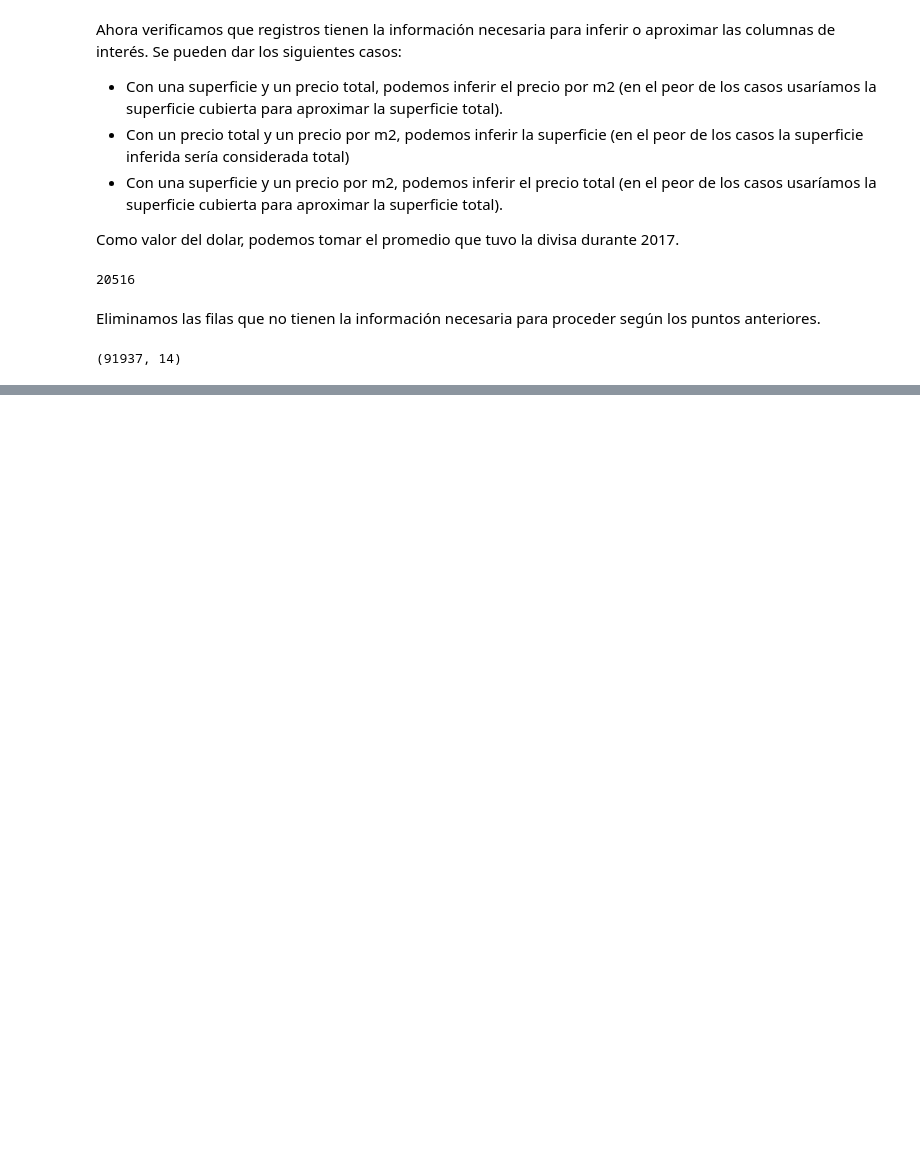
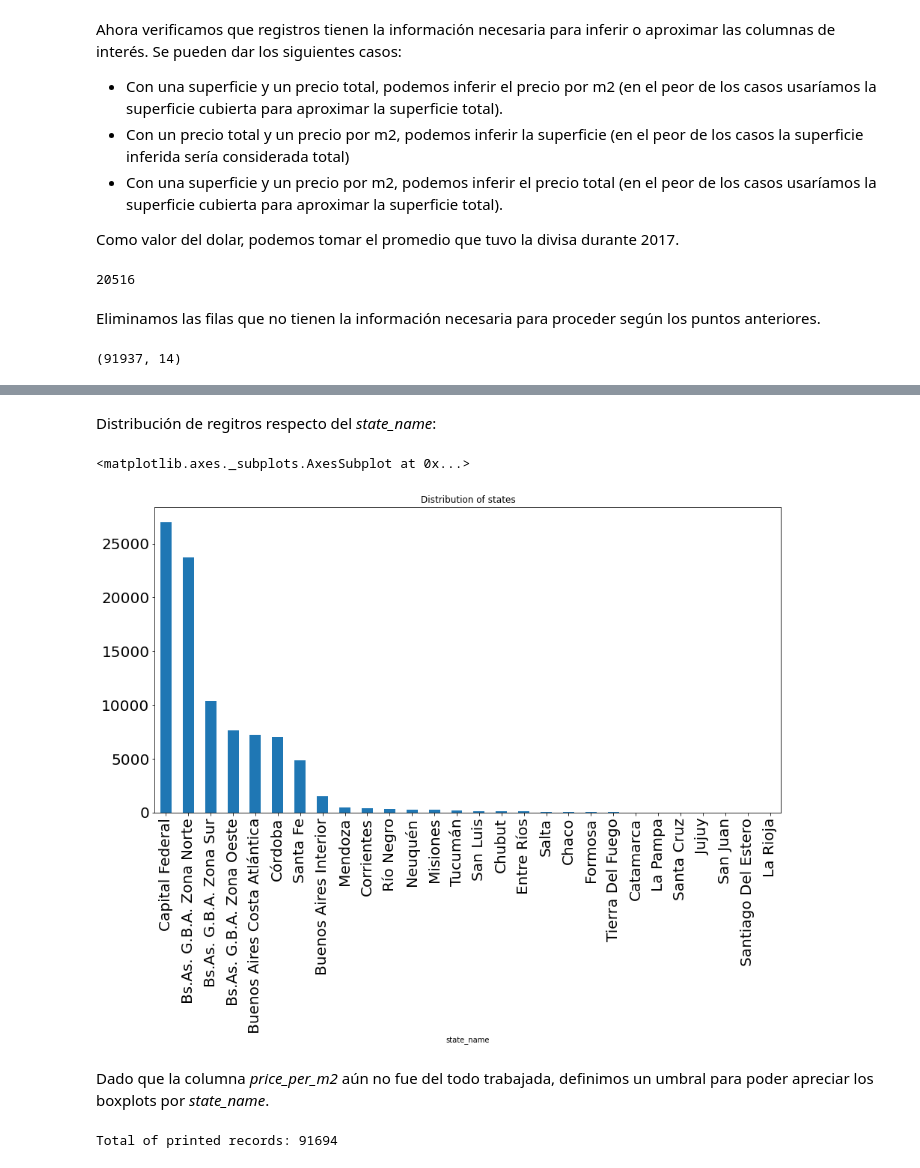
Before and after one commit to DH-DSBLEND-0420-grupo3/desafio-1, a Jupyter notebook: EDA.ipynb, the cells around one changed output, grey strips where cells are left out. Cells and saved outputs as stored; diff of their text form; code cells hidden in the pictures; blank space fills up the shorter version.

Commit message:
added some graphs

```diff
--- a/EDA.ipynb
+++ b/EDA.ipynb
@@ -440,0 +504,21 @@ data.describe()
+# %% [markdown]
+Distribución de regitros respecto del *state_name*:
+# %%
+sorted_data = data.sort_values(by="price_usd_per_m2")
+sorted_data.reset_index(inplace=True)
+
+groupby_state = data.groupby('state_name').size().sort_values(ascending=False)
+groupby_state.plot.bar(
+    title='Distribution of states',
+    fontsize=20, rot=90, figsize=(15, 7.5))
+# %% [output]
+<matplotlib.axes._subplots.AxesSubplot at 0x...>
+[figure, added]
+# %% [markdown]
+Dado que la columna *price_per_m2* aún no fue del todo trabajada, definimos un umbral para poder apreciar los boxplots por *state_name*.
+# %%
+outliers_threshold = 200000
+sorted_data_cuted  = sorted_data[sorted_data['price_per_m2'] < outliers_threshold]
+print("Total of printed records: {0}".format(sorted_data_cuted.index.size))
+# %% [output]
+Total of printed records: 91694
```
Also changed, not shown: parts of 16 cells of this notebook.
